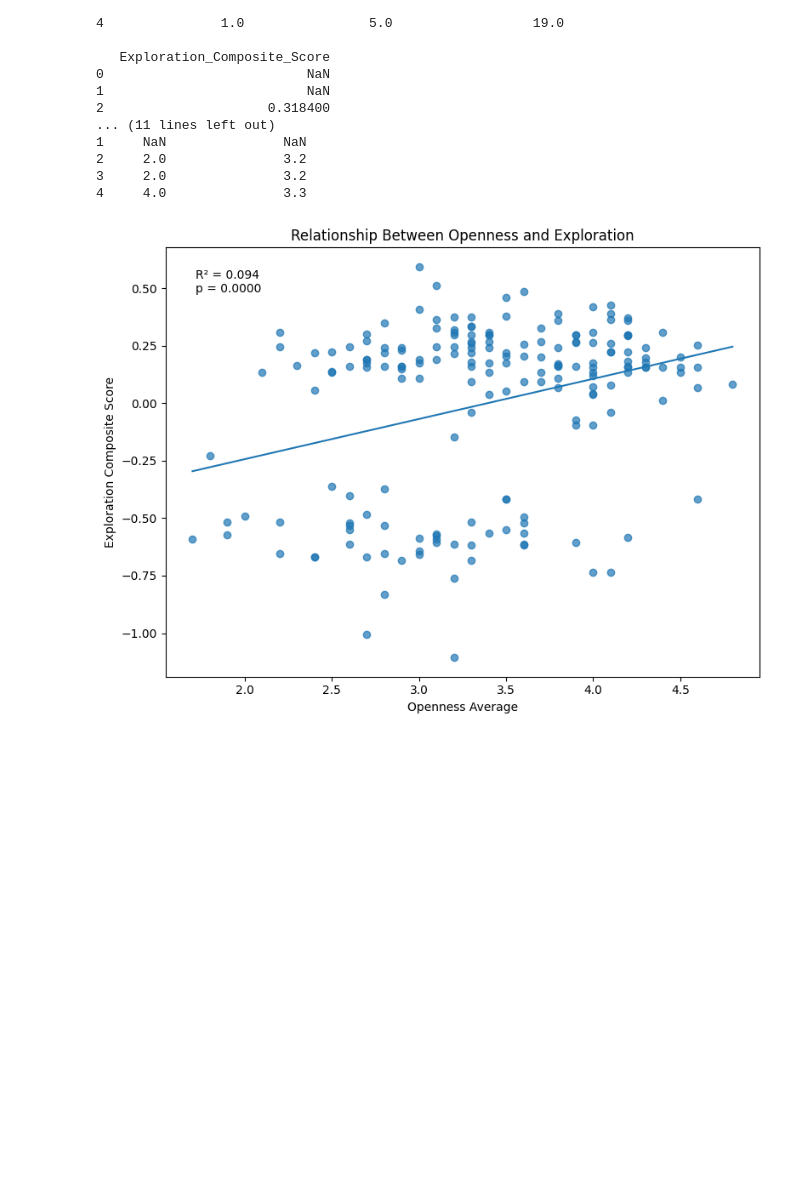
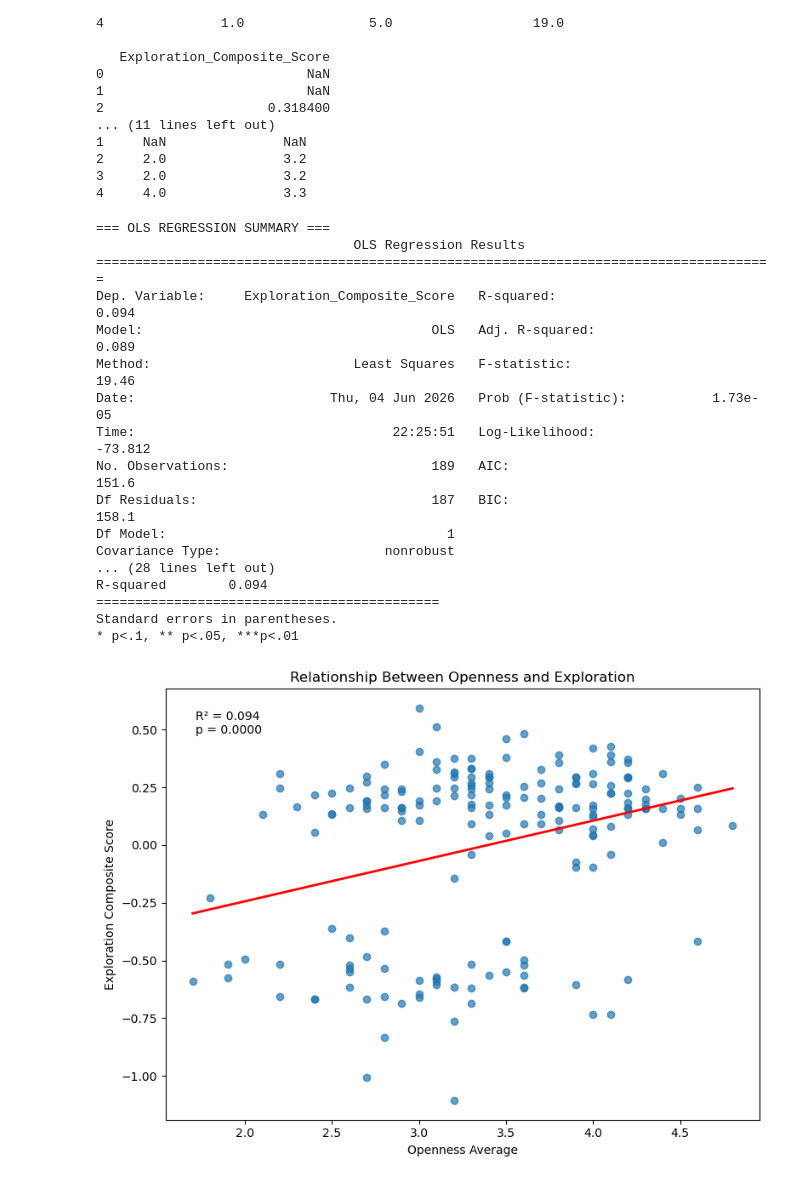
Before and after one commit to Tony-Vo-1011/Bopha, a Jupyter notebook: bopha.ipynb, the cells around one changed output. Cells and saved outputs as stored; diff of their text form; code cells hidden in the pictures; blank space fills up the shorter version.

Commit message:
table and graph for openness vs exploreness

```diff
--- a/bopha.ipynb
+++ b/bopha.ipynb
@@ -2,8 +2,9 @@
 import pandas as pd
 import matplotlib.pyplot as plt
 import numpy as np
+import statsmodels.api as sm
 
-df = pd.read_csv("C:/Users/15177459/Desktop/bopha/Personality and selection of companies (DSSA)_April 20, 2026_04.35.csv")
+df = pd.read_csv("//Users/tonyvo/Desktop/Bopha/Personality and selection of companies (DSSA)_April 20, 2026_04.35.csv")
 print(len(df))
 # %% [output]
 310
@@ -220,14 +225,13 @@ Preview
 3     2.0               3.2
 4     4.0               3.3
 # %%
-import matplotlib.pyplot as plt
-import numpy as np
-import pandas as pd
-import statsmodels.api as sm
+
 
 # Make sure both columns are numeric
 df["Openness_Average"] = pd.to_numeric(df["Openness_Average"], errors="coerce")
-df["Exploration_Composite_Score"] = pd.to_numeric(df["Exploration_Composite_Score"], errors="coerce")
+df["Exploration_Composite_Score"] = pd.to_numeric(
+    df["Exploration_Composite_Score"], errors="coerce"
+)
 
 # Drop missing values
 reg_df = df[["Openness_Average", "Exploration_Composite_Score"]].dropna()
@@ -237,35 +241,78 @@ X = sm.add_constant(reg_df["Openness_Average"])
 y = reg_df["Exploration_Composite_Score"]
 
 model = sm.OLS(y, X).fit()
 
+# ==========================================
+# NEW: DISPLAY REGRESSION TABLE
+# ==========================================
+# Option A: Standard full text output
+print("=== OLS REGRESSION SUMMARY ===")
+print(model.summary())
+print("\n" + "=" * 50 + "\n")
+
+# Option B: Clean, APA-style table format using summary2
+from statsmodels.iolib.summary2 import summary_col
+
+df_output = summary_col(
+    [model],
+    stars=True,
+    float_format="%.3f",
+    info_dict={
+        "N": lambda x: f"{int(x.nobs)}",
+        "R-squared": lambda x: f"{x.rsquared:.3f}",
+    },
+)
+df_output.title = "OLS Regression: Predicting Exploration Composite Score"
+print(df_output)
+# ==========================================
+
 # Predicted regression line
-x_vals = np.linspace(reg_df["Openness_Average"].min(), reg_df["Openness_Average"].max(), 100)
+x_vals = np.linspace(
+    reg_df["Openness_Average"].min(), reg_df["Openness_Average"].max(), 100
+)
 X_pred = sm.add_constant(x_vals)
 y_pred = model.predict(X_pred)
 
 # Plot
 plt.figure(figsize=(8, 6))
 plt.scatter(
     reg_df["Openness_Average"],
     reg_df["Exploration_Composite_Score"],
-    alpha=0.7
+    alpha=0.7,
 )
 
-plt.plot(x_vals, y_pred)
+plt.plot(x_vals, y_pred, color="red", linewidth=2)  # Added color to distinguish the line
 
 plt.title("Relationship Between Openness and Exploration")
 plt.xlabel("Openness Average")
 plt.ylabel("Exploration Composite Score")
 
 plt.text(
     0.05,
     0.95,
     f"R² = {model.rsquared:.3f}\np = {model.pvalues['Openness_Average']:.4f}",
     transform=plt.gca().transAxes,
-    verticalalignment="top"
+    verticalalignment="top",
 )
 
 plt.tight_layout()
 plt.show()
 # %% [output]
+=== OLS REGRESSION SUMMARY ===
+                                 OLS Regression Results
+=======================================================================================
+Dep. Variable:     Exploration_Composite_Score   R-squared:                       0.094
+Model:                                     OLS   Adj. R-squared:                  0.089
+Method:                          Least Squares   F-statistic:                     19.46
+Date:                         Thu, 04 Jun 2026   Prob (F-statistic):           1.73e-05
+Time:                                 22:25:51   Log-Likelihood:                -73.812
+No. Observations:                          189   AIC:                             151.6
+Df Residuals:                              187   BIC:                             158.1
+Df Model:                                    1
+Covariance Type:                     nonrobust
+... (28 lines left out)
+R-squared        0.094
+============================================
+Standard errors in parentheses.
+* p<.1, ** p<.05, ***p<.01
-[figure, old version]
+[figure, new version]
```
Also changed, not shown: parts of 4 cells of this notebook.
